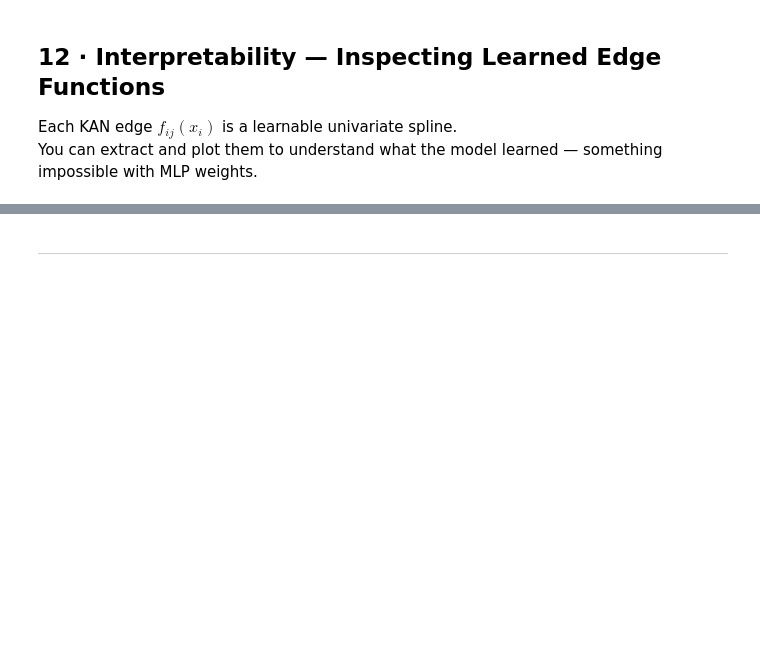
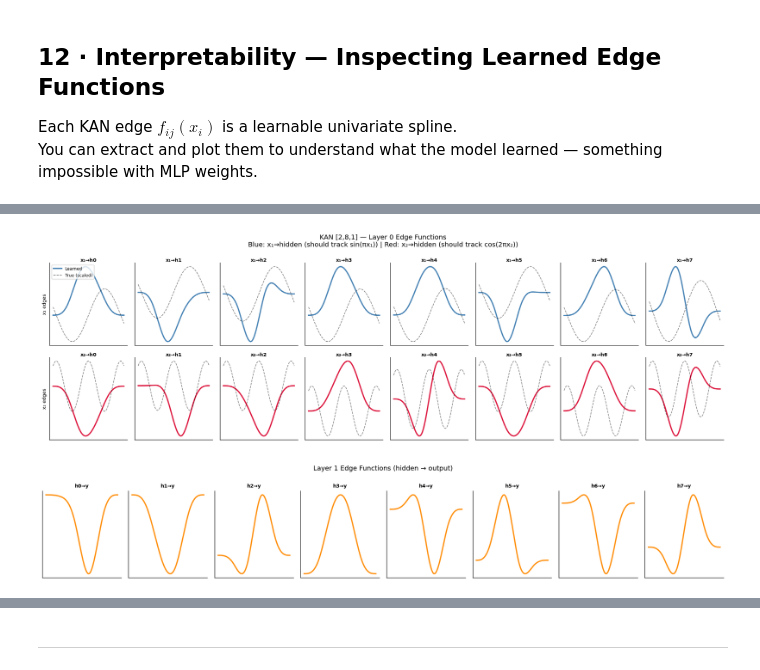
Before and after one commit to Mattral/Kolmogorov-Arnold-Networks, a Jupyter notebook: notebooks/quickstart.ipynb, the cells around one changed output, grey strips where cells are left out. Cells and saved outputs as stored; diff of their text form; code cells hidden in the pictures; blank space fills up the shorter version.

```diff
--- a/notebooks/quickstart.ipynb
+++ b/notebooks/quickstart.ipynb
@@ -949,43 +1432,49 @@ for li, layer_dict in enumerate(edge_funcs):
 # %%
 # ── Visualise layer 0: 2 inputs × 8 hidden units = 16 edge functions ─────────
-fig, axes = plt.subplots(2, 8, figsize=(16, 5))
-layer_0 = edge_funcs[0]
+if len(edge_funcs) > 0:
+    fig, axes = plt.subplots(2, 8, figsize=(16, 5))
+    layer_0 = edge_funcs[0]
 
-true_f1 = lambda x: np.sin(np.pi * x)   # what KAN should learn for x1
-true_f2 = lambda x: np.cos(2*np.pi * x) # what KAN should learn for x2
+    true_f1 = lambda x: np.sin(np.pi * x)   # what KAN should learn for x1
+    true_f2 = lambda x: np.cos(2*np.pi * x) # what KAN should learn for x2
 
-for j in range(8):
-    for fi, (row, color, true_fn, label) in enumerate([
-        (0, "steelblue", true_f1, f"x₁→h{j}"),
-        (1, "crimson",   true_f2, f"x₂→h{j}"),
-    ]):
-        xs, vals = layer_0[(fi, j)]
-        ax = axes[row, j]
-        ax.plot(xs, vals, color=color, linewidth=2, label="Learned")
-        # Scale true function to same magnitude for comparison
-        scale = np.std(vals) / (np.std(true_fn(xs)) + 1e-8)
-        ax.plot(xs, scale * true_fn(xs), "k--", linewidth=1, alpha=0.5, label="True (scaled)")
-        ax.set_title(label, fontsize=8, pad=2)
-        ax.set_xticks([]); ax.set_yticks([])
-        if j == 0: ax.set_ylabel("x₁ edges" if fi==0 else "x₂ edges", fontsize=8)
+    for j in range(8):
+        for fi, (row, color, true_fn, label) in enumerate([
+            (0, "steelblue", true_f1, f"x₁→h{j}"),
+            (1, "crimson",   true_f2, f"x₂→h{j}"),
+        ]):
+            xs, vals = layer_0[(fi, j)]
+            ax = axes[row, j]
+            ax.plot(xs, vals, color=color, linewidth=2, label="Learned")
+            # Scale true function to same magnitude for comparison
+            scale = np.std(vals) / (np.std(true_fn(xs)) + 1e-8)
+            ax.plot(xs, scale * true_fn(xs), "k--", linewidth=1, alpha=0.5, label="True (scaled)")
+            ax.set_title(label, fontsize=8, pad=2)
+            ax.set_xticks([]); ax.set_yticks([])
+            if j == 0: ax.set_ylabel("x₁ edges" if fi==0 else "x₂ edges", fontsize=8)
 
-axes[0,0].legend(fontsize=7, loc="upper left")
-fig.suptitle("KAN [2,8,1] — Layer 0 Edge Functions
-"
-             "Blue: x₁→hidden (should track sin(πx₁))  |  "
-             "Red: x₂→hidden (should track cos(2πx₂))", fontsize=11)
-plt.tight_layout()
-plt.savefig("/tmp/edge_functions_layer0.png", bbox_inches="tight")
-plt.show()
+    axes[0,0].legend(fontsize=7, loc="upper left")
+    fig.suptitle("KAN [2,8,1] — Layer 0 Edge Functions\n"
+                 "Blue: x₁→hidden (should track sin(πx₁)) | Red: x₂→hidden (should track cos(2πx₂))", fontsize=11)
+    plt.tight_layout()
+    plt.savefig("/tmp/edge_functions_layer0.png", bbox_inches="tight")
+    plt.show()
 
-# Layer 1: 8 hidden → 1 output
-fig, axes = plt.subplots(1, 8, figsize=(16, 2.8))
-layer_1 = edge_funcs[1]
-for hi in range(8):
-    xs, vals = layer_1[(hi, 0)]
-    axes[hi].plot(xs, vals, color="darkorange", linewidth=2)
-    axes[hi].set_title(f"h{hi}→y", fontsize=8); axes[hi].set_xticks([]); axes[hi].set_yticks([])
-fig.suptitle("Layer 1 Edge Functions (hidden → output)", fontsize=11)
-plt.tight_layout(); plt.savefig("/tmp/edge_functions_layer1.png", bbox_inches="tight"); plt.show()
-print("\nKey insight: the learned edge functions approximate the true underlying")
-print("sin/cos components — interpretability that MLPs cannot provide.")
+    # Layer 1: 8 hidden → 1 output
+    if len(edge_funcs) > 1:
+        fig, axes = plt.subplots(1, 8, figsize=(16, 2.8))
+        layer_1 = edge_funcs[1]
+        for hi in range(8):
+            xs, vals = layer_1[(hi, 0)]
+            axes[hi].plot(xs, vals, color="darkorange", linewidth=2)
+            axes[hi].set_title(f"h{hi}→y", fontsize=8); axes[hi].set_xticks([]); axes[hi].set_yticks([])
+        fig.suptitle("Layer 1 Edge Functions (hidden → output)", fontsize=11)
+        plt.tight_layout(); plt.savefig("/tmp/edge_functions_layer1.png", bbox_inches="tight"); plt.show()
+
+    print("\nKey insight: the learned edge functions approximate the true underlying")
+    print("sin/cos components — interpretability that MLPs cannot provide.")
+else:
+    print("No edge functions extracted. Check layer identification logic.")
+# %% [output]
+[figure, added]
+[figure, added]
```
Also changed, not shown: parts of 51 cells of this notebook.
